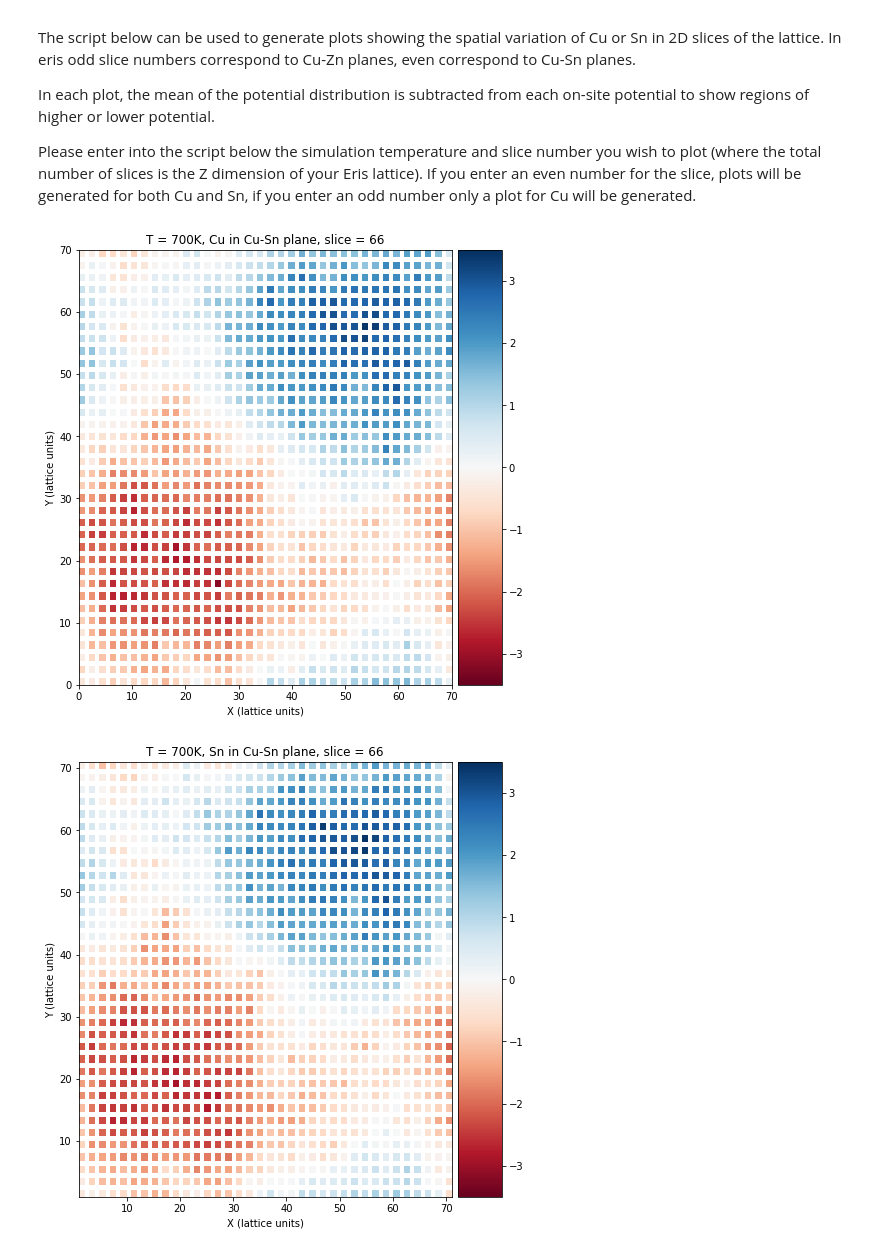
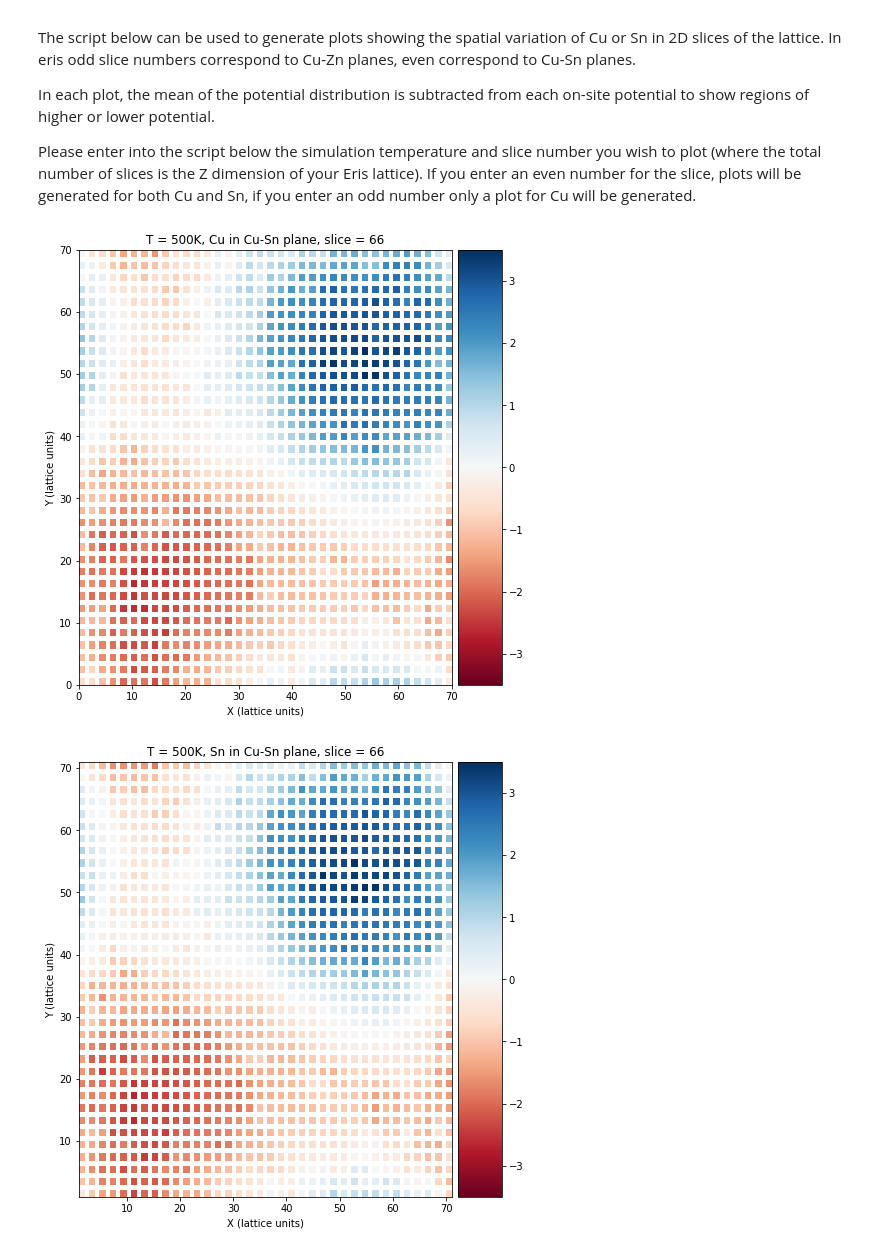
Before and after one commit to WMD-group/Eris, a Jupyter notebook: analysis-notebooks/band_tailing/Cu-Zn_disorder_band_tailing.ipynb, the cells around one changed output. Saved outputs shown, nothing was run; the diff lists cells and outputs as text; code cells hidden in the pictures.

```diff
--- a/analysis-notebooks/band_tailing/Cu-Zn_disorder_band_tailing.ipynb
+++ b/analysis-notebooks/band_tailing/Cu-Zn_disorder_band_tailing.ipynb
@@ -159,7 +159,7 @@ import numpy as np
 from scipy import stats
 
 ### USER INPUTS ###
-T = 700 # in K
+T = 500 # in K
 slice_num = 66
 X_dim = 72
 Y_dim = 72
@@ -222,34 +222,34 @@ if (slice_num%2 == 0):
     XX, YY = np.meshgrid(xedges, yedges)
     fig = plt.figure(figsize = (8,8))
     ax1=plt.subplot(111)
     plt.title("T = "+str(T)+"K, Cu in Cu-Sn plane, slice = "+ str(slice_num))
     plot1 = ax1.pcolormesh(XX,YY,H.T, cmap=cmap, vmin=pmin, vmax=pmax)
     cbar = plt.colorbar(plot1,ax=ax1, pad = .015, aspect=10)
     plt.xlabel('X (lattice units)')
     plt.ylabel('Y (lattice units)')
     # Reading in data from eris output file for Sn
     Sn_CuSnSlice = np.genfromtxt(Sn_data_file, delimiter = ' ')
     Sn_x_vals = Sn_CuSnSlice[:,0]
     Sn_y_vals = Sn_CuSnSlice[:,1]
     Sn_pots = Sn_CuSnSlice[:,2]
     Sn_pot_mean = np.mean(Sn_pots)
     Sn_pot_fluc = Sn_CuSnSlice[:,2] - Sn_pot_mean
     Sn_pot_fluc_in_V = Sn_pot_fluc * unit_conversion
     # Generate 2D histogram of (on-site potential) - (mean potential) for Sn in Cu-Sn plane
     H, xedges, yedges, binnumber = stats.binned_statistic_2d(Sn_x_vals, Sn_y_vals, values = Sn_pot_fluc, statistic='mean' , bins = [bins,bins])
     XX, YY = np.meshgrid(xedges, yedges)
     fig2 = plt.figure(figsize = (8,8))
     ax2=plt.subplot(111)
     plt.title("T = "+str(T)+"K, Sn in Cu-Sn plane, slice = "+ str(slice_num))
     plot2 = ax2.pcolormesh(XX,YY,H.T, cmap=cmap, vmin=pmin, vmax=pmax)
     cbar = plt.colorbar(plot2,ax=ax2, pad = .015, aspect=10)
 
 
 plt.xlabel('X (lattice units)')
 plt.ylabel('Y (lattice units)')
 plt.show()
 # %% [output]
-[figure, old version]
+[figure, new version]
-[figure, old version]
+[figure, new version]
 # %% [markdown]
 ## 1D plot of (on-site potential) - (mean potential) for Cu's and Sn's across y=x
```
Also changed, not shown: parts of 2 cells of this notebook.
